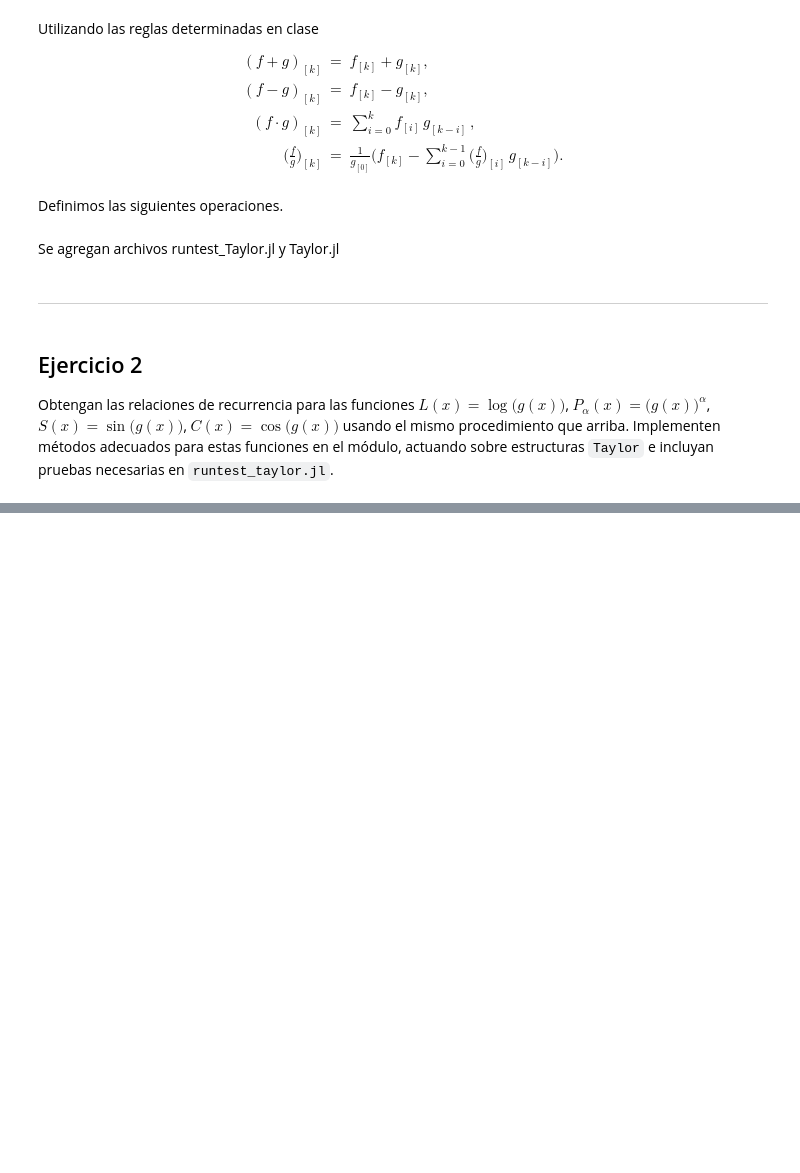
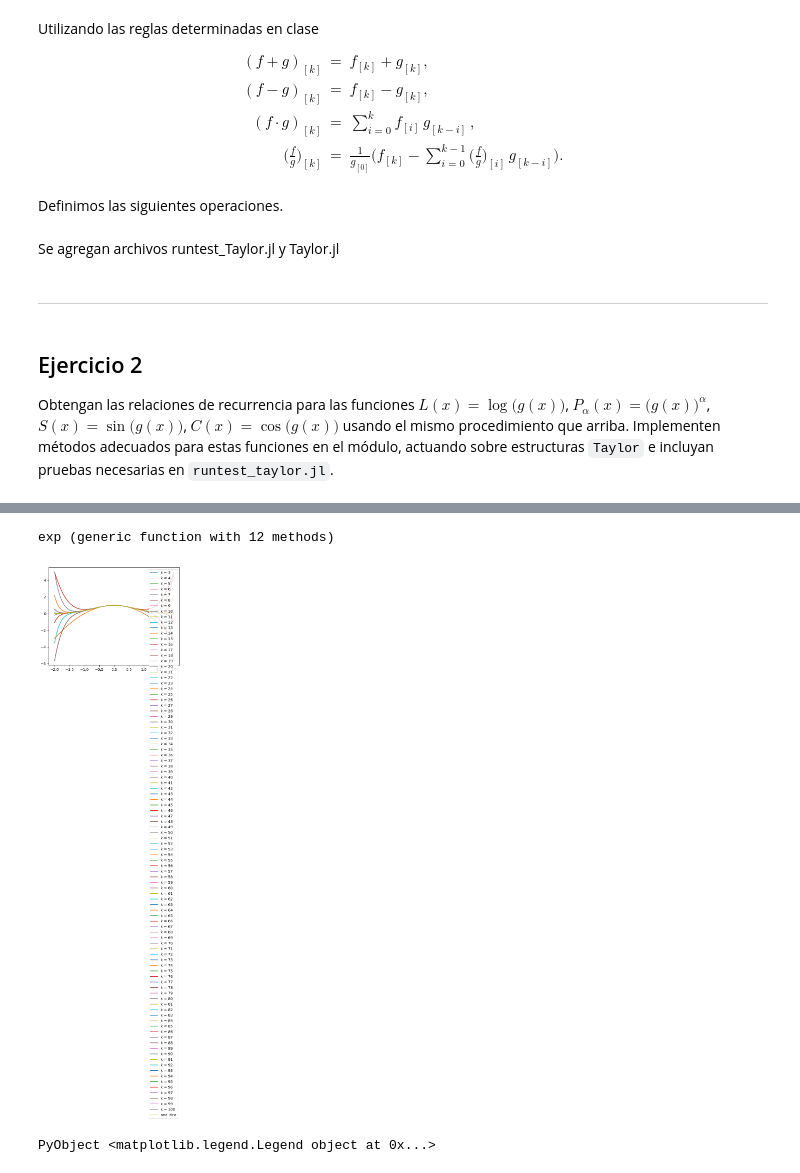
Before and after one commit to lbenet/2017-2_TSFisComputacional-1, a Jupyter notebook: tareas/Ruben/Tarea5.ipynb, the cells around one changed output, grey strips where cells are left out. Cells and saved outputs as stored; diff of their text form; code cells hidden in the pictures; blank space fills up the shorter version.

```diff
--- a/tareas/Ruben/Tarea5.ipynb
+++ b/tareas/Ruben/Tarea5.ipynb
@@ -174,7 +197,7 @@ import Base: exp
 function exp(a::Taylor)
     n = gradomax(a)
 
-    expo = Taylor(exp(a.coef[1])
+    expo = Taylor(exp(a.coef[1]))
     expo = prom(expo, n)
 
     for k = 2:n
@@ -187,3 +210,5 @@ function exp(a::Taylor)
 
     return expo
 end
+# %% [output]
+exp (generic function with 12 methods)
@@ -189,0 +217,18 @@ end
+# %%
+x = linspace(-2, 2, 100)
+y = zeros(x)
+x_ = Taylor([0.0, 0.0, -1.0])
+
+for k = gradomax(x_):100
+    x_ = prom(x_, k)
+    ec = exp(x_)
+    for (i, j) = enumerate(x)
+        y[i] = evaluacion(ec, j)
+    end
+    plot(x, y, label = "k = $(k)")
+end
+plot(x, exp(-x.*x), label = "analitica")
+legend()
+# %% [output]
+[figure, added]
+PyObject <matplotlib.legend.Legend object at 0x...>
```
Also changed, not shown: parts of 6 cells of this notebook.
